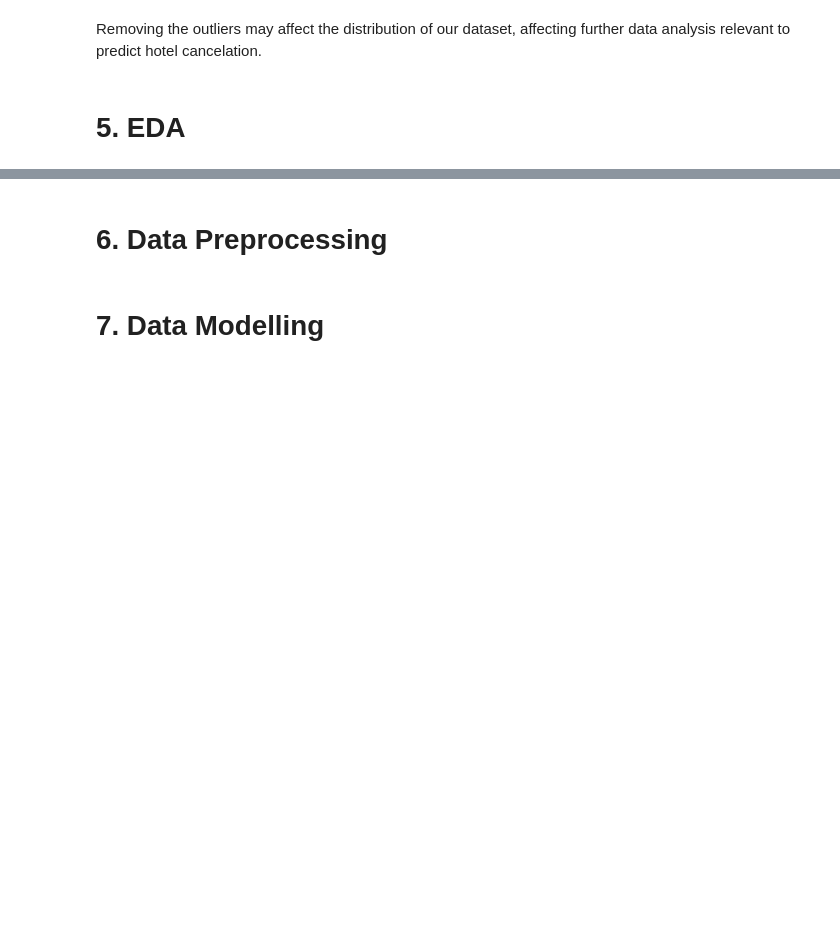
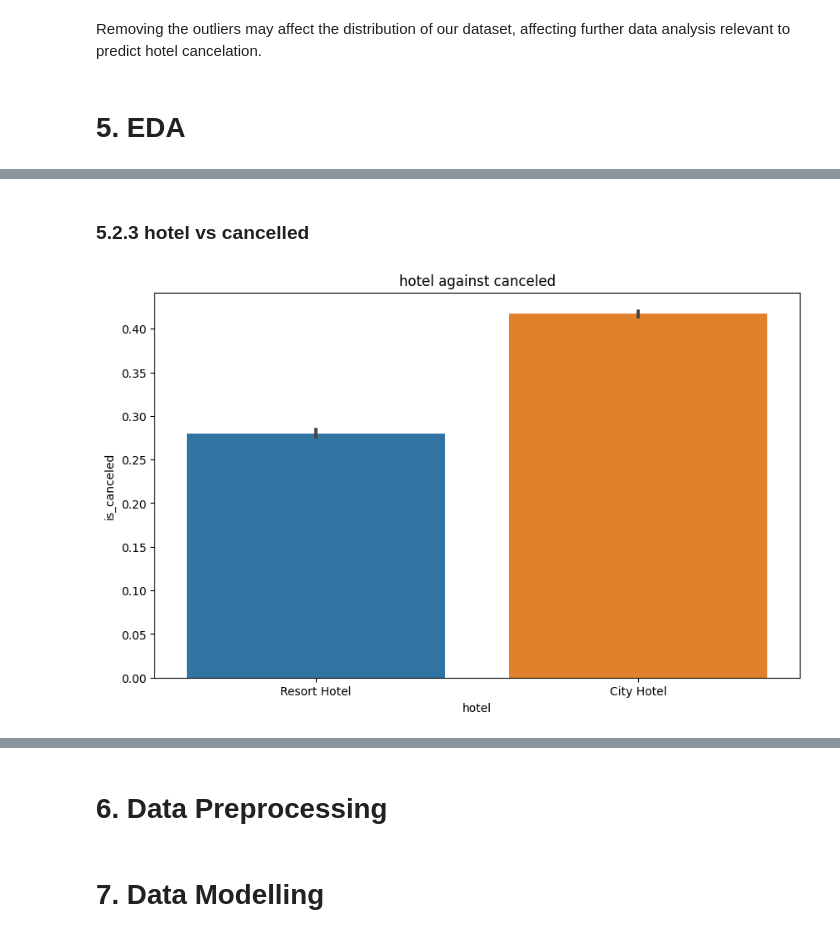
Before and after one commit to MuchiriKinyua/Hotel-booking-and-cancellation-system, a Jupyter notebook: Student.ipynb, the cells around one changed output, grey strips where cells are left out. Saved outputs shown, nothing was run; the diff lists cells and outputs as text; code cells hidden in the pictures; blank space fills up the shorter version.

```diff
--- a/Student.ipynb
+++ b/Student.ipynb
@@ -522,0 +580,12 @@ Removing the outliers may affect the distribution of our dataset, affecting furt
+# %% [markdown]
+### 5.2.3 hotel vs cancelled
+# %%
+# looking at which hotels had the highest number of cancellations
+# plotting the figure size
+plt.figure(figsize = (10,6))
+
+# plotting the countplot
+ax = sns.barplot(x = "hotel", y = "is_canceled", data = hotel)
+plt.title("hotel against canceled");
+# %% [output]
+[figure, added]
```
Also changed, not shown: parts of 15 cells of this notebook, 1 other file.
